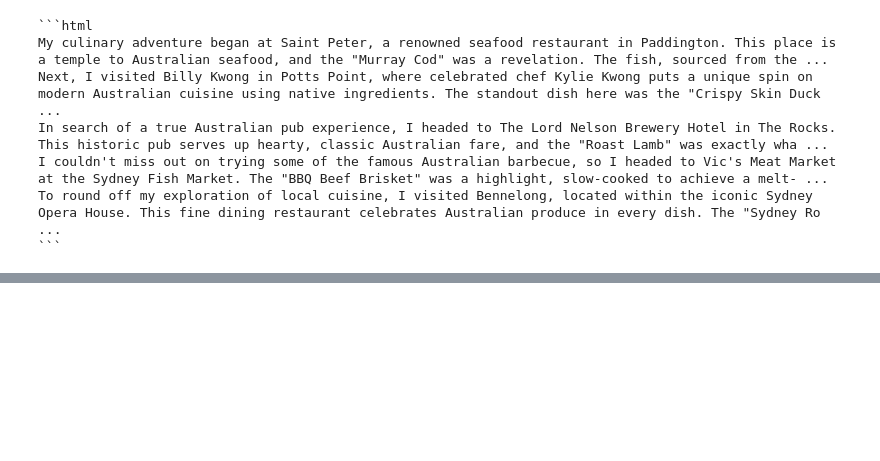
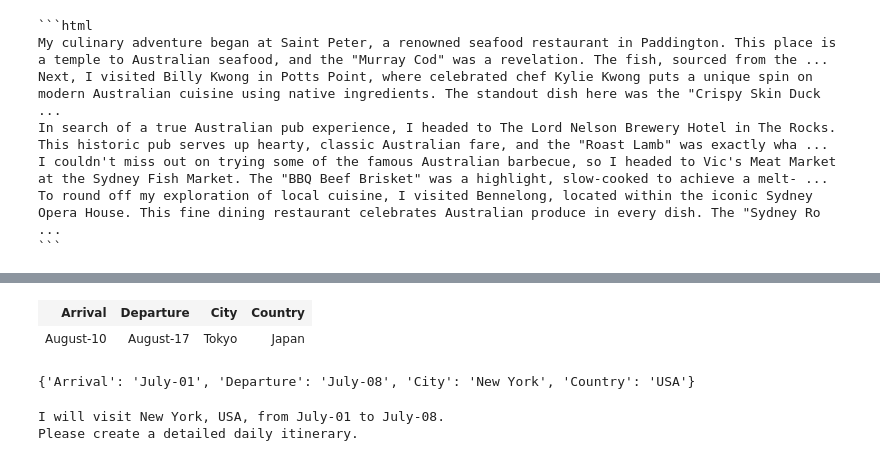
Before and after one commit to miqueasmd/AIPythonDeepLearningAI, a Jupyter notebook: code/working_with_our_data.ipynb, the cells around one changed output, grey strips where cells are left out. Saved outputs shown, nothing was run; the diff lists cells and outputs as text; code cells hidden in the pictures; blank space fills up the shorter version.

```diff
--- a/code/working_with_our_data.ipynb
+++ b/code/working_with_our_data.ipynb
@@ -623,0 +721,20 @@ download_file(highlighted_sidney_path)
+# %%
+# Create an empty list to store the filtered data
+filtered_data = []
+
+# Filter by country
+for trip_stop in itinerary:
+    # For example: get the destinations located in "Japan"
+    if trip_stop["Country"] == "Japan":
+        filtered_data.append(trip_stop)
+# %%
+display_table(filtered_data)
+# %% [output]
+| Arrival | Departure | City | Country |
+| August-10 | August-17 | Tokyo | Japan |
+# %%
+# Select the first destination from the itinerary list (Hint: index=0)
+trip_stop = itinerary[0]
+print(trip_stop)
+# %% [output]
+{'Arrival': 'July-01', 'Departure': 'July-08', 'City': 'New York', 'Country': 'USA'}
@@ -623,0 +746,8 @@ download_file(highlighted_sidney_path)
+# %%
+prompt = f"""I will visit {city}, {country}, from {arrival} to {departure}.
+Please create a detailed daily itinerary."""
+
+print(prompt)
+# %% [output]
+I will visit New York, USA, from July-01 to July-08.
+Please create a detailed daily itinerary.
```
Also changed, not shown: parts of 26 cells of this notebook, 4 other files.
